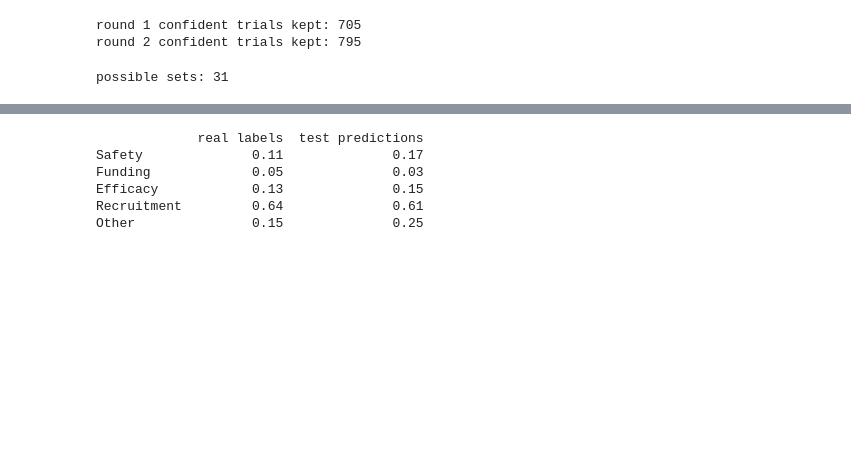
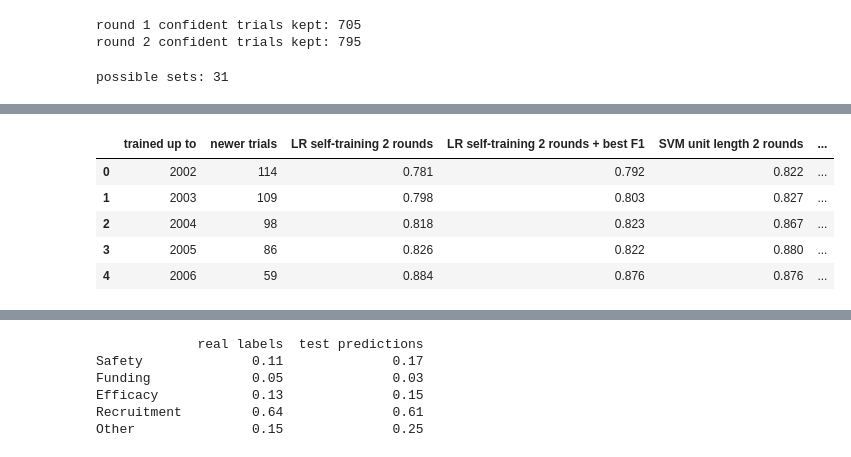
Before and after one commit to aakarsh-g7/CS5785-Midterm-Project, a Jupyter notebook: Part 1/part1.ipynb, the cells around one changed output, grey strips where cells are left out. Drawn from its saved outputs; the diff is of its cells as text; code cells hidden in the pictures; blank space fills up the shorter version.

```diff
--- a/Part 1/part1.ipynb
+++ b/Part 1/part1.ipynb
@@ -1347,0 +1402,29 @@ def best_f1_labels(probs):
+# %%
+# start year of every trial with a real label, in the same order as X_real and U_real
+years_real = np.concatenate([lab["start_year"].values, val["start_year"].values])
+
+# train on the trials up to a year and score on the newer ones, like test is newer than train
+cut_years = [2002, 2003, 2004, 2005, 2006]
+year_scores = []
+
+for cut in cut_years:
+    older = years_real <= cut
+    newer = years_real > cut
+
+    probs_lr_cut, probs_svm_cut = lr_and_svm_probs(X_real[older], U_real[older], Y_real[older], X_real[newer], U_real[newer])
+    versions_cut = make_versions(probs_lr_cut, probs_svm_cut)
+
+    row = {"trained up to": cut, "newer trials": newer.sum()}
+    for name, preds in versions_cut.items():
+        row[name] = f1_score(Y_real[newer], preds, average="samples", zero_division=0)
+    year_scores.append(row)
+
+year_df = pd.DataFrame(year_scores)
+year_df.round(3)
+# %% [output]
+|  | trained up to | newer trials | LR self-training 2 rounds | LR self-training 2 rounds + best F1 | SVM unit length 2 rounds | ... |
+| 0 | 2002 | 114 | 0.781 | 0.792 | 0.822 | ... |
+| 1 | 2003 | 109 | 0.798 | 0.803 | 0.827 | ... |
+| 2 | 2004 | 98 | 0.818 | 0.823 | 0.867 | ... |
+| 3 | 2005 | 86 | 0.826 | 0.822 | 0.880 | ... |
+| 4 | 2006 | 59 | 0.884 | 0.876 | 0.876 | ... |
```
Also changed, not shown: parts of 9 cells of this notebook.
